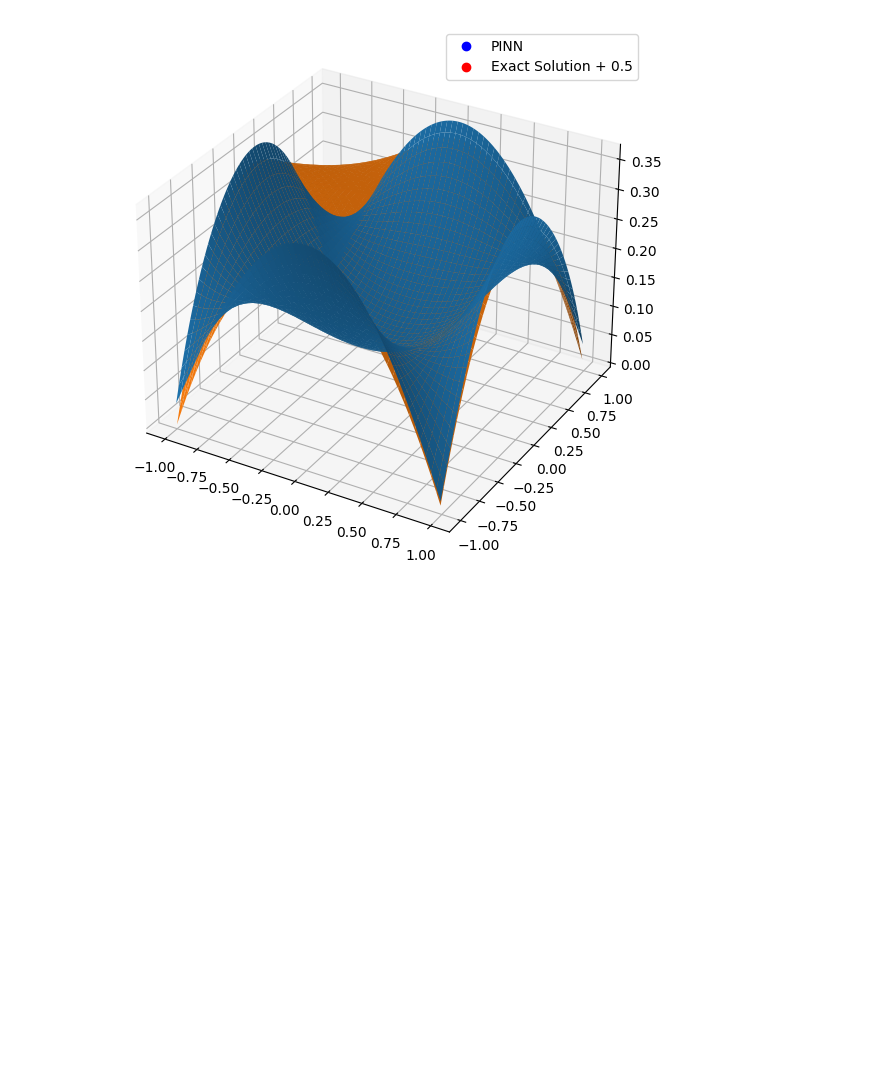
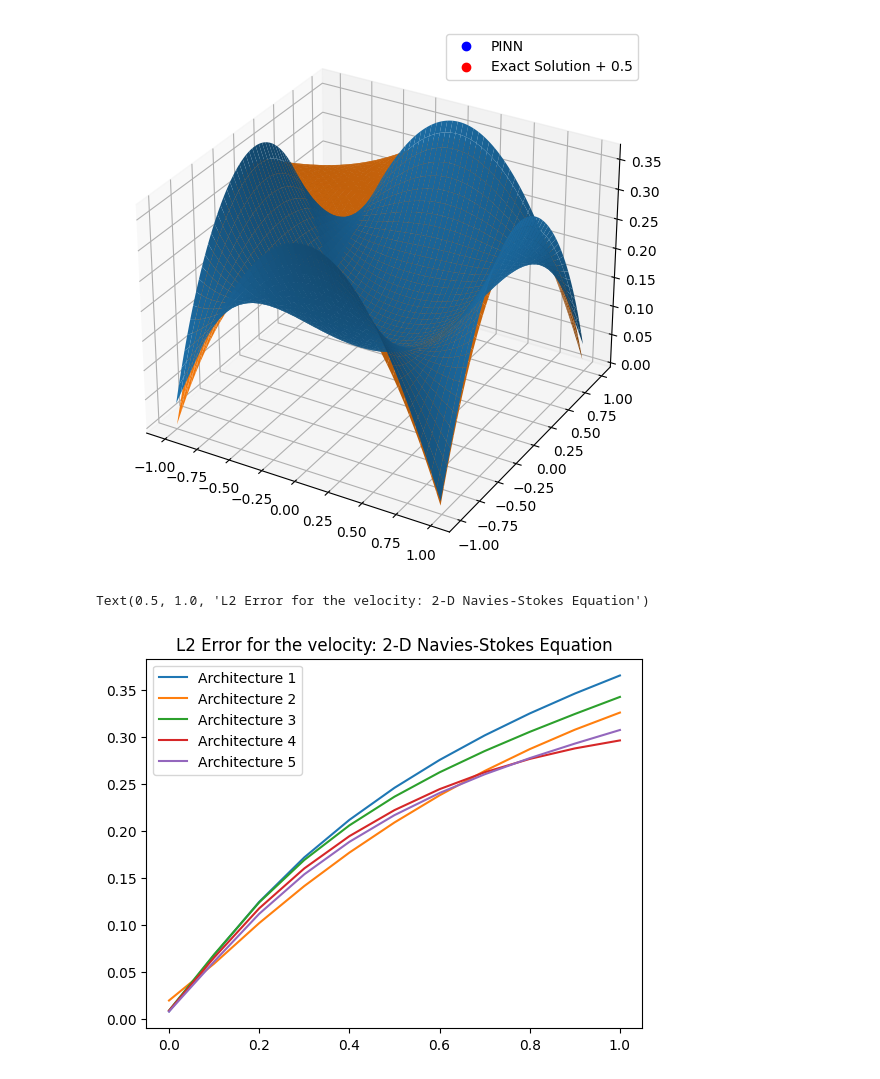
Before and after one commit to asalazara1/PINNs, a Jupyter notebook: main/continuous_time_identification (Navier-Stokes)/Burgers.ipynb, the cells around one changed output. Cells and saved outputs as stored; diff of their text form; code cells hidden in the pictures; blank space fills up the shorter version.

```diff
--- a/main/continuous_time_identification (Navier-Stokes)/Burgers.ipynb
+++ b/main/continuous_time_identification (Navier-Stokes)/Burgers.ipynb
@@ -838,7 +868,7 @@ ax.legend([fake2Dline1, fake2Dline2], ['PINN' , "Exact Solution + 0.5"], numpoin
 modelo1 = tf.saved_model.load("NavierStokes2D/PINN_Burgers_C1_L1_Export/")
 modelo2 = tf.saved_model.load("NavierStokes2D/PINN_Burgers_C1_L2_Export/")
 modelo3 = tf.saved_model.load("NavierStokes2D/PINN_Burgers_C1_L3_Export/")
-# modelo4 = tf.saved_model.load("NavierStokes2D/PINN_Burgers_C1_L4_Export/")
+modelo4 = tf.saved_model.load("NavierStokes2D/PINN_Burgers_C1_L4_Export/")
 modelo5 = tf.saved_model.load("NavierStokes2D/PINN_Burgers_C1_L5_Export/")
 # %%
 N_0 = 50
@@ -882,43 +912,43 @@ for tv in range(0,11):
     up1 = modelo1.serve(X)
     up2 = modelo2.serve(X)
     up3 = modelo3.serve(X)
-    # up4 = modelo4.serve(X)
+    up4 = modelo4.serve(X)
     up5 = modelo5.serve(X)
 
     u1 = up1[:,0:1]
     u2 = up2[:,0:1]
     u3 = up3[:,0:1]
-    # u4 = up4[:,0:1]
+    u4 = up4[:,0:1]
     u5 = up5[:,0:1]
 
     u1 = u1.numpy()
     u2 = u2.numpy()
     u3 = u3.numpy()
-    # u4 = u4.numpy()
+    u4 = u4.numpy()
     u5 = u5.numpy()
 
     u1 = u1.reshape(x.shape)
     u2 = u2.reshape(x.shape)
     u3 = u3.reshape(x.shape)
-    # u4 = u4.reshape(x.shape)
+    u4 = u4.reshape(x.shape)
     u5 = u5.reshape(x.shape)
 
     p1 = up1[:,1:2]
     p2 = up2[:,1:2]
     p3 = up3[:,1:2]
-    # p4 = up4[:,1:2]
+    p4 = up4[:,1:2]
     p5 = up5[:,1:2]
 
     p1 = p1.numpy()
     p2 = p2.numpy()
     p3 = p3.numpy()
-    # p4 = p4.numpy()
+    p4 = p4.numpy()
     p5 = p5.numpy()
 
     p1 = p1.reshape(x.shape)
     p2 = p2.reshape(x.shape)
     p3 = p3.reshape(x.shape)
-    # p4 = p4.reshape(x.shape)
+    p4 = p4.reshape(x.shape)
     p5 = p5.reshape(x.shape)
 
     e1u = ErrorL2(u1,ue)
@@ -936,16 +966,21 @@ for tv in range(0,11):
     e3p = ErrorL2(p3,pe)
     m3p = ECM(p3,pe)
 
+    e4u = ErrorL2(u4,ue)
+    m4u = ECM(u4,ue)
+    e4p = ErrorL2(p4,pe)
+    m4p = ECM(p4,pe)
+
     e5u = ErrorL2(u5,ue)
     m5u = ECM(u5,ue)
     e5p = ErrorL2(p5,pe)
     m5p = ECM(p5,pe)
 
-    uError.append([e1u,e2u,e3u,e5u])
-    uMSE.append([m1u,m2u,m3u,m5u])
+    uError.append([e1u,e2u,e3u,e4u,e5u])
+    uMSE.append([m1u,m2u,m3u,m4u,m5u])
 
-    pError.append([e1p,e2p,e3p,e5p])
-    pMSE.append([m1p,m2p,m3p,m5p])
+    pError.append([e1p,e2p,e3p,e4p,e5p])
+    pMSE.append([m1p,m2p,m3p,m4p,m5p])
 # %% [output]
 0.0
 0.1
@@ -959,5 +994,5 @@ for tv in range(0,11):
 0.9
 1.0
 # %%
-tv = [0.1*i for i in range(0,11)]
+tlist = [0.1*i for i in range(0,11)]
 # %%
@@ -1040,3 +1083,10 @@ ax.legend([fake2Dline1, fake2Dline2], ['PINN' , "Exact Solution + 0.5"], numpoin
 # %% [output]
 <matplotlib.legend.Legend at 0x...>
 [figure]
+# %%
+plt.plot(tlist,uError)
+plt.legend(['Architecture 1' , 'Architecture 2','Architecture 3', 'Architecture 4', 'Architecture 5'])
+plt.title('L2 Error for the velocity: 2-D Navies-Stokes Equation')
+# %% [output]
+Text(0.5, 1.0, 'L2 Error for the velocity: 2-D Navies-Stokes Equation')
+[figure, added]
```
Also changed, not shown: parts of 12 cells of this notebook, 31 other files.
